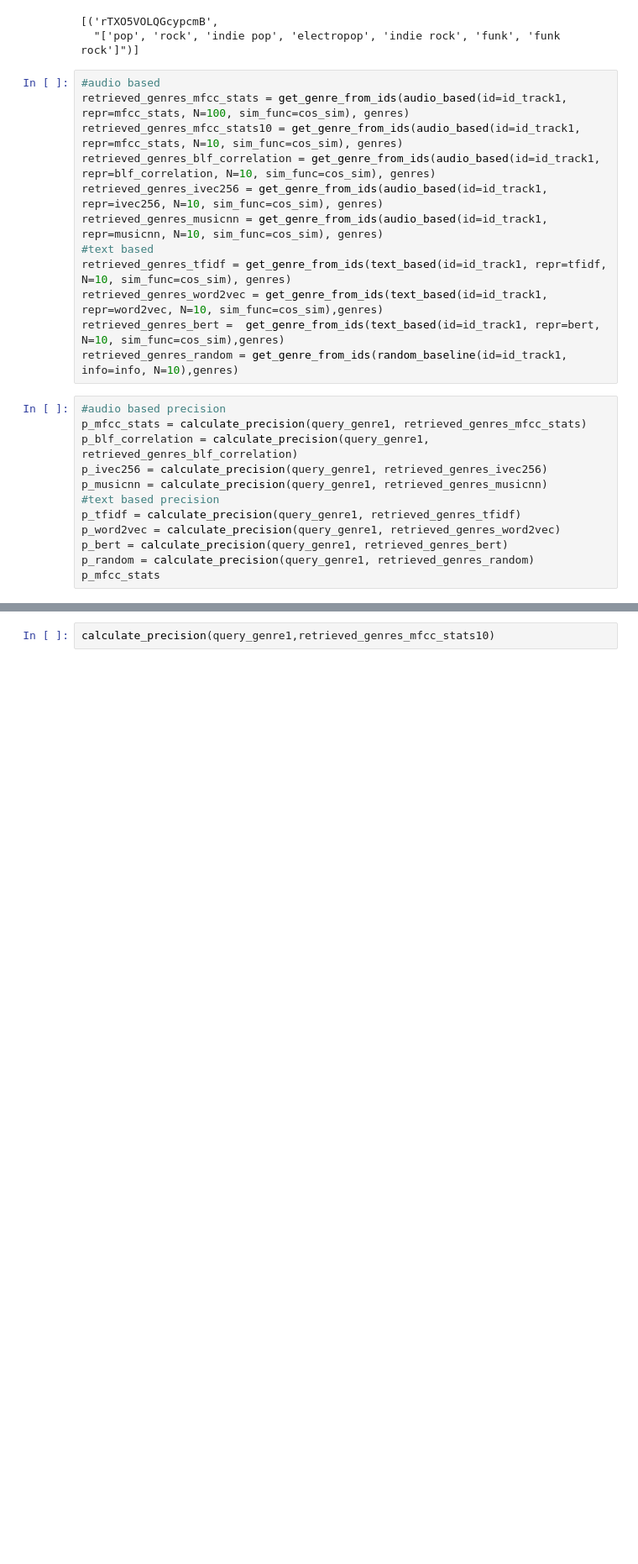
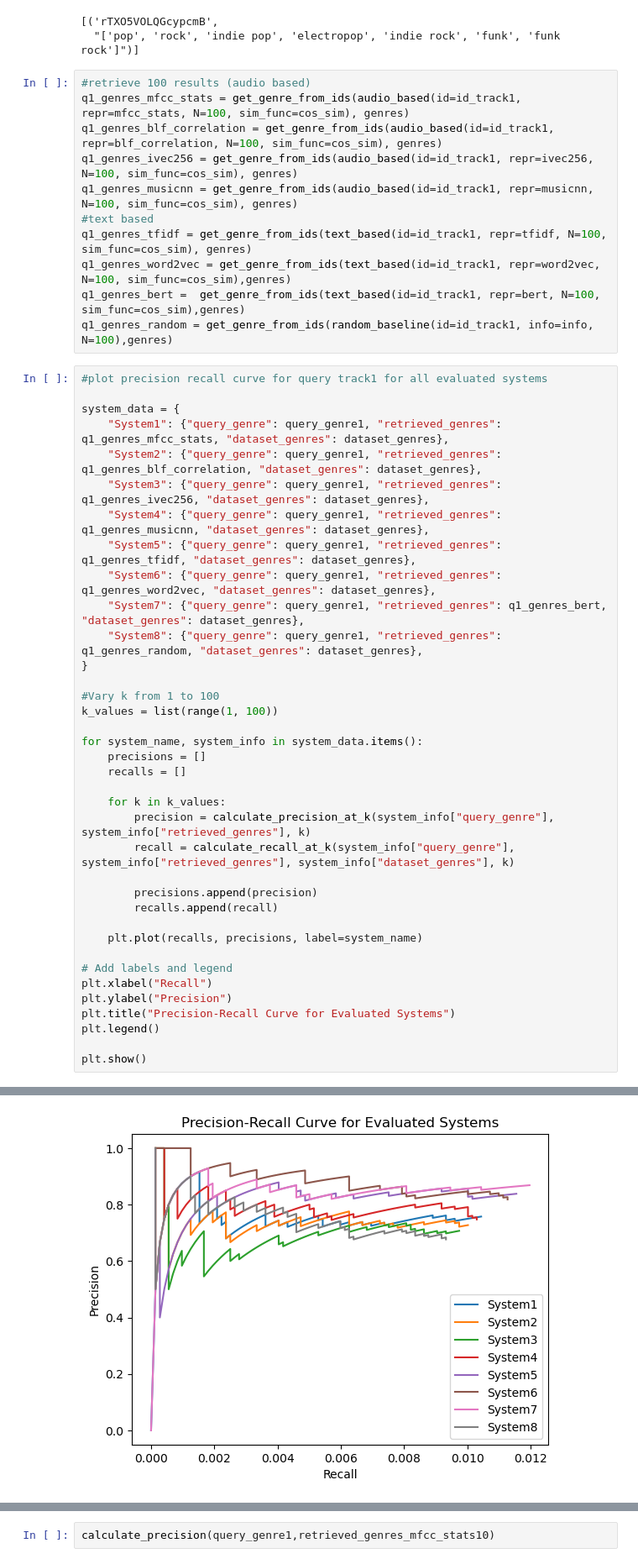
Before and after one commit to SaraCoolman/MMSR, a Jupyter notebook: project_2_team_E/main.ipynb, the cells around one changed output, grey strips where cells are left out. Shown at 84% size. Drawn from its saved outputs; the diff is of its cells as text; blank space fills up the shorter version.

Commit message:
precision and recall curve

```diff
--- a/project_2_team_E/main.ipynb
+++ b/project_2_team_E/main.ipynb
@@ -153,27 +154,51 @@ query_genre1
 [('rTXO5VOLQGcypcmB',
   "['pop', 'rock', 'indie pop', 'electropop', 'indie rock', 'funk', 'funk rock']")]
 # %%
-#audio based
-retrieved_genres_mfcc_stats = get_genre_from_ids(audio_based(id=id_track1, repr=mfcc_stats, N=100, sim_func=cos_sim), genres)
-retrieved_genres_mfcc_stats10 = get_genre_from_ids(audio_based(id=id_track1, repr=mfcc_stats, N=10, sim_func=cos_sim), genres)
-retrieved_genres_blf_correlation = get_genre_from_ids(audio_based(id=id_track1, repr=blf_correlation, N=10, sim_func=cos_sim), genres)
-retrieved_genres_ivec256 = get_genre_from_ids(audio_based(id=id_track1, repr=ivec256, N=10, sim_func=cos_sim), genres)
-retrieved_genres_musicnn = get_genre_from_ids(audio_based(id=id_track1, repr=musicnn, N=10, sim_func=cos_sim), genres)
+#retrieve 100 results (audio based)
+q1_genres_mfcc_stats = get_genre_from_ids(audio_based(id=id_track1, repr=mfcc_stats, N=100, sim_func=cos_sim), genres)
+q1_genres_blf_correlation = get_genre_from_ids(audio_based(id=id_track1, repr=blf_correlation, N=100, sim_func=cos_sim), genres)
+q1_genres_ivec256 = get_genre_from_ids(audio_based(id=id_track1, repr=ivec256, N=100, sim_func=cos_sim), genres)
+q1_genres_musicnn = get_genre_from_ids(audio_based(id=id_track1, repr=musicnn, N=100, sim_func=cos_sim), genres)
 #text based
-retrieved_genres_tfidf = get_genre_from_ids(text_based(id=id_track1, repr=tfidf, N=10, sim_func=cos_sim), genres)
-retrieved_genres_word2vec = get_genre_from_ids(text_based(id=id_track1, repr=word2vec, N=10, sim_func=cos_sim),genres)
-retrieved_genres_bert =  get_genre_from_ids(text_based(id=id_track1, repr=bert, N=10, sim_func=cos_sim),genres)
-retrieved_genres_random = get_genre_from_ids(random_baseline(id=id_track1, info=info, N=10),genres)
+q1_genres_tfidf = get_genre_from_ids(text_based(id=id_track1, repr=tfidf, N=100, sim_func=cos_sim), genres)
+q1_genres_word2vec = get_genre_from_ids(text_based(id=id_track1, repr=word2vec, N=100, sim_func=cos_sim),genres)
+q1_genres_bert =  get_genre_from_ids(text_based(id=id_track1, repr=bert, N=100, sim_func=cos_sim),genres)
+q1_genres_random = get_genre_from_ids(random_baseline(id=id_track1, info=info, N=100),genres)
 # %%
-#audio based precision
-p_mfcc_stats = calculate_precision(query_genre1, retrieved_genres_mfcc_stats)
-p_blf_correlation = calculate_precision(query_genre1, retrieved_genres_blf_correlation)
-p_ivec256 = calculate_precision(query_genre1, retrieved_genres_ivec256)
-p_musicnn = calculate_precision(query_genre1, retrieved_genres_musicnn)
-#text based precision
-p_tfidf = calculate_precision(query_genre1, retrieved_genres_tfidf)
-p_word2vec = calculate_precision(query_genre1, retrieved_genres_word2vec)
-p_bert = calculate_precision(query_genre1, retrieved_genres_bert)
-p_random = calculate_precision(query_genre1, retrieved_genres_random)
-p_mfcc_stats
+#plot precision recall curve for query track1 for all evaluated systems
+
+system_data = {
+    "System1": {"query_genre": query_genre1, "retrieved_genres": q1_genres_mfcc_stats, "dataset_genres": dataset_genres},
+    "System2": {"query_genre": query_genre1, "retrieved_genres": q1_genres_blf_correlation, "dataset_genres": dataset_genres},
+    "System3": {"query_genre": query_genre1, "retrieved_genres": q1_genres_ivec256, "dataset_genres": dataset_genres},
+    "System4": {"query_genre": query_genre1, "retrieved_genres": q1_genres_musicnn, "dataset_genres": dataset_genres},
+    "System5": {"query_genre": query_genre1, "retrieved_genres": q1_genres_tfidf, "dataset_genres": dataset_genres},
+    "System6": {"query_genre": query_genre1, "retrieved_genres": q1_genres_word2vec, "dataset_genres": dataset_genres},
+    "System7": {"query_genre": query_genre1, "retrieved_genres": q1_genres_bert, "dataset_genres": dataset_genres},
+    "System8": {"query_genre": query_genre1, "retrieved_genres": q1_genres_random, "dataset_genres": dataset_genres},
+}
+
+#Vary k from 1 to 100
+k_values = list(range(1, 100))
+
+for system_name, system_info in system_data.items():
+    precisions = []
+    recalls = []
+
+    for k in k_values:
+        precision = calculate_precision_at_k(system_info["query_genre"], system_info["retrieved_genres"], k)
+        recall = calculate_recall_at_k(system_info["query_genre"], system_info["retrieved_genres"], system_info["dataset_genres"], k)
+
+        precisions.append(precision)
+        recalls.append(recall)
+
+    plt.plot(recalls, precisions, label=system_name)
+
+# Add labels and legend
+plt.xlabel("Recall")
+plt.ylabel("Precision")
+plt.title("Precision-Recall Curve for Evaluated Systems")
+plt.legend()
+
+plt.show()
 # %% [output]
@@ -180,0 +205 @@ p_mfcc_stats
+[figure, added]
```
Also changed, not shown: parts of 34 cells of this notebook, 1 other file.
